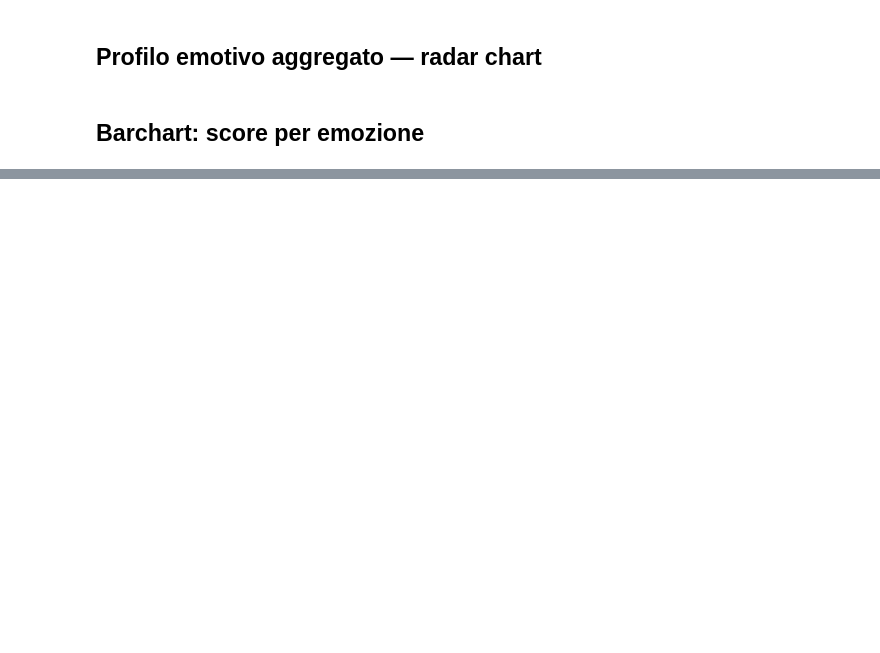
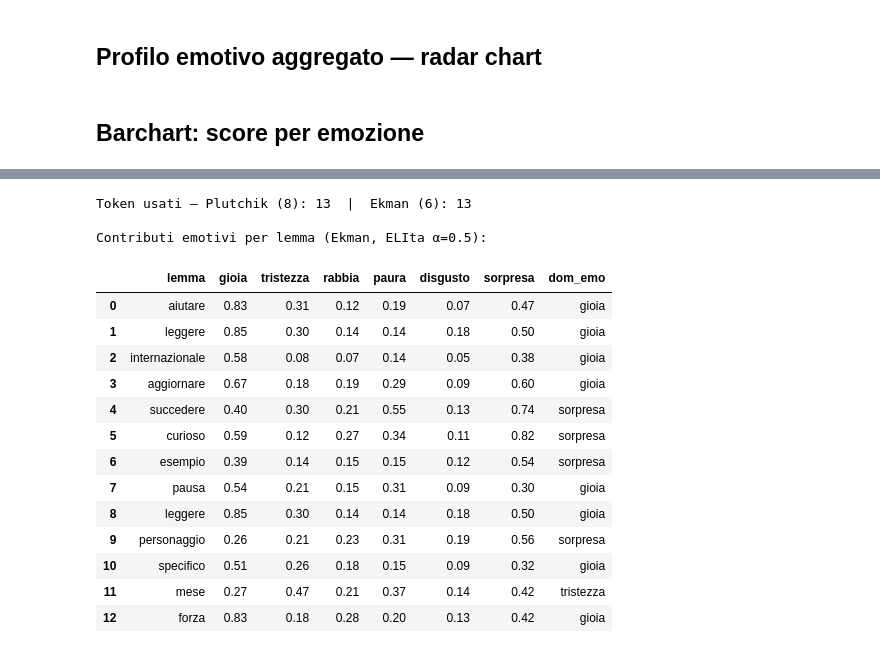
Before and after one commit to V3R0N1C4/ELIta_tesi, a Jupyter notebook: Fase3/Demo_Commento_Singolo.ipynb, the cells around one changed output, grey strips where cells are left out. Drawn from its saved outputs; the diff is of its cells as text; code cells hidden in the pictures; blank space fills up the shorter version.

Commit message:
Provata Emotion Detection su le sole emozioni di Ekman

```diff
--- a/Fase3/Demo_Commento_Singolo.ipynb
+++ b/Fase3/Demo_Commento_Singolo.ipynb
@@ -280,0 +297,74 @@ Emozione dominante: ASPETTATIVA (score: 0.571)
+# %%
+EKMAN_EMOTIONS = ['gioia','tristezza','rabbia','paura','disgusto','sorpresa']
+
+# Distintività calcolata sulle sole 6 colonne Ekman
+def calc_dist_ekman(df_e):
+    def _row(row):
+        sv = sorted(row.values, reverse=True)
+        max1, max2 = sv[0], sv[1]
+        mn = np.mean(row.values)
+        if max1 == 0:
+            return 0.0
+        return ((max1 - max2) / (max1 + 1e-9)) * (max1 - mn)
+    return df_e[EKMAN_EMOTIONS].apply(_row, axis=1)
+
+dist_ekman = calc_dist_ekman(df_elita_orig)
+ELITA_IDX_EKMAN = set(dist_ekman[dist_ekman >= DIST_THRESHOLD].index)
+
+# Ricalcolo dei token usati con filtro Ekman
+df_tok['dist_ok_ekman'] = df_tok['lemma'].isin(ELITA_IDX_EKMAN)
+df_tok['usato_ekman']   = (
+    df_tok['in_ELIta'] & df_tok['pos_ok'] &
+    ~df_tok['stopword'] & df_tok['dist_ok_ekman']
+)
+
+lemmi_ekman = df_tok[df_tok['usato_ekman']]['lemma'].tolist()
+
+print('Token usati — Plutchik (8): {:d}  |  Ekman (6): {:d}'.format(
+    df_tok['usato'].sum(), df_tok['usato_ekman'].sum()))
+print()
+
+if not lemmi_ekman:
+    print('Nessun lemma utile trovato con il modello Ekman.')
+else:
+    contrib_ekman = []
+    for lemma in lemmi_ekman:
+        scores = df_elita_final.loc[lemma, EKMAN_EMOTIONS].to_dict()
+        dom    = max(scores, key=scores.get)
+        scores['lemma']   = lemma
+        scores['dom_emo'] = dom
+        contrib_ekman.append(scores)
+
+    df_contrib_ekman = pd.DataFrame(contrib_ekman)
+    totals_ekman     = df_contrib_ekman[EKMAN_EMOTIONS].sum()
+    dom_ekman        = totals_ekman.idxmax()
+
+    print('Contributi emotivi per lemma (Ekman, ELIta α=0.5):')
+    display(
+        df_contrib_ekman[['lemma'] + EKMAN_EMOTIONS + ['dom_emo']]
+        .style
+        .background_gradient(subset=EKMAN_EMOTIONS, cmap='YlOrRd', axis=None)
+        .format({e: '{:.2f}' for e in EKMAN_EMOTIONS})
+    )
+    print()
+    print('TOTALE per emozione (Ekman):')
+    print(totals_ekman.round(3).to_string())
+    print('\n=> Emozione dominante Ekman: {}'.format(dom_ekman.upper()))
+# %% [output]
+Token usati — Plutchik (8): 13  |  Ekman (6): 13
+
+Contributi emotivi per lemma (Ekman, ELIta α=0.5):
+|  | lemma | gioia | tristezza | rabbia | paura | disgusto | sorpresa | dom_emo |
+| 0 | aiutare | 0.83 | 0.31 | 0.12 | 0.19 | 0.07 | 0.47 | gioia |
+| 1 | leggere | 0.85 | 0.30 | 0.14 | 0.14 | 0.18 | 0.50 | gioia |
+| 2 | internazionale | 0.58 | 0.08 | 0.07 | 0.14 | 0.05 | 0.38 | gioia |
+| 3 | aggiornare | 0.67 | 0.18 | 0.19 | 0.29 | 0.09 | 0.60 | gioia |
+| 4 | succedere | 0.40 | 0.30 | 0.21 | 0.55 | 0.13 | 0.74 | sorpresa |
+| 5 | curioso | 0.59 | 0.12 | 0.27 | 0.34 | 0.11 | 0.82 | sorpresa |
+| 6 | esempio | 0.39 | 0.14 | 0.15 | 0.15 | 0.12 | 0.54 | sorpresa |
+| 7 | pausa | 0.54 | 0.21 | 0.15 | 0.31 | 0.09 | 0.30 | gioia |
+| 8 | leggere | 0.85 | 0.30 | 0.14 | 0.14 | 0.18 | 0.50 | gioia |
+| 9 | personaggio | 0.26 | 0.21 | 0.23 | 0.31 | 0.19 | 0.56 | sorpresa |
+| 10 | specifico | 0.51 | 0.26 | 0.18 | 0.15 | 0.09 | 0.32 | gioia |
+| 11 | mese | 0.27 | 0.47 | 0.21 | 0.37 | 0.14 | 0.42 | tristezza |
+| 12 | forza | 0.83 | 0.18 | 0.28 | 0.20 | 0.13 | 0.42 | gioia |
```
Also changed, not shown: parts of 9 cells of this notebook, 1 other file.
